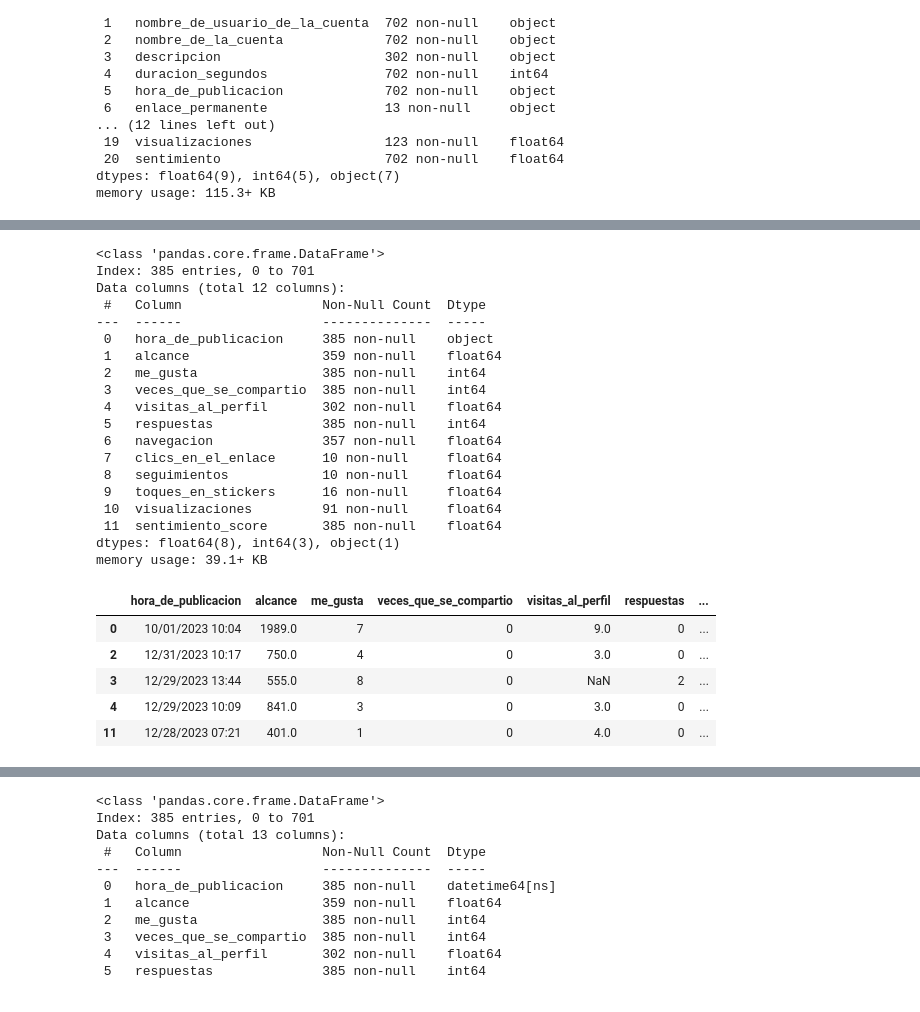
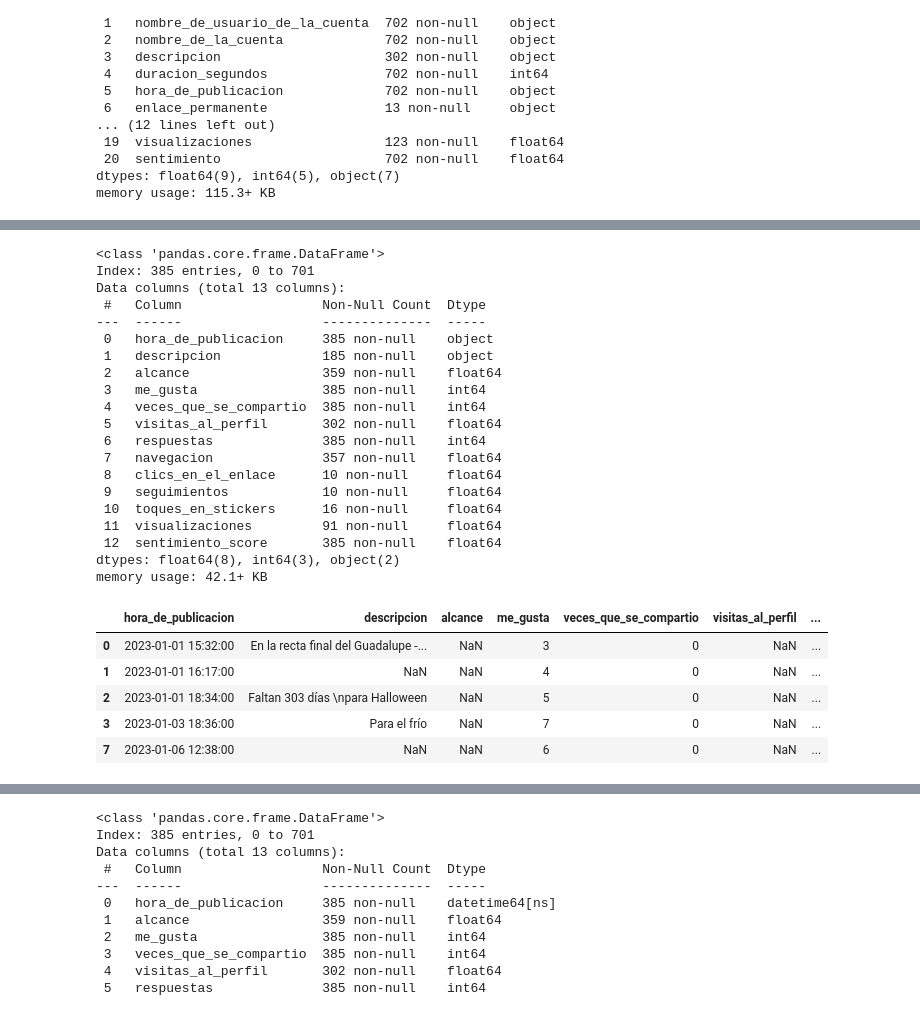
Before and after one commit to jessmiramontes/instagram_sotries_views, a Jupyter notebook: cleanandcombine.ipynb, the cells around one changed output, grey strips where cells are left out. Drawn from its saved outputs; the diff is of its cells as text; code cells hidden in the pictures.

```diff
--- a/cleanandcombine.ipynb
+++ b/cleanandcombine.ipynb
@@ -102,16 +103,16 @@ Data columns (total 21 columns):
 dtypes: float64(9), int64(5), object(7)
 memory usage: 115.3+ KB
 # %%
-df_interim.drop("identificador_de_la_cuenta", axis=1, inplace=True)
-df_interim.drop("nombre_de_usuario_de_la_cuenta", axis=1, inplace=True)
-df_interim.drop("nombre_de_la_cuenta", axis=1, inplace=True)
-df_interim.drop("descripcion", axis=1, inplace=True)
-df_interim.drop("enlace_permanente", axis=1, inplace=True)
-df_interim.drop("tipo_de_publicacion", axis=1, inplace=True)
-df_interim.drop("comentario_sobre_los_datos", axis=1, inplace=True)
-df_interim.drop("fecha", axis=1, inplace=True)
+df_interim_analytics.drop("identificador_de_la_cuenta", axis=1, inplace=True)
+df_interim_analytics.drop("nombre_de_usuario_de_la_cuenta", axis=1, inplace=True)
+df_interim_analytics.drop("nombre_de_la_cuenta", axis=1, inplace=True)
+##df_interim_analytics.drop("descripcion", axis=1, inplace=True)
+df_interim_analytics.drop("enlace_permanente", axis=1, inplace=True)
+df_interim_analytics.drop("tipo_de_publicacion", axis=1, inplace=True)
+df_interim_analytics.drop("comentario_sobre_los_datos", axis=1, inplace=True)
+df_interim_analytics.drop("fecha", axis=1, inplace=True)
 
-df_interim.info()
+df_interim_analytics.info()
 # %% [output]
 <class 'pandas.core.frame.DataFrame'>
 RangeIndex: 702 entries, 0 to 701
@@ -136,16 +134,16 @@ memory usage: 71.4+ KB
 # %%
 # 2.2 Create the final dataset with the target in front, show result
-df = (
-    df_interim
+df_final_analytics = (
+    df_interim_analytics
     .copy()
     .reindex(
         columns=(
             ['hora_de_publicacion'] +
-            [c for c in df_interim.columns.to_list() if c not in ['hora_de_publicacion']]
+            [c for c in df_interim_analytics.columns.to_list() if c not in ['hora_de_publicacion']]
         )
     )
 )
-df.info()
+df_final_analytics.info()
 # %% [output]
 <class 'pandas.core.frame.DataFrame'>
 RangeIndex: 702 entries, 0 to 701
@@ -170,7 +165,7 @@ memory usage: 71.4+ KB
 # %%
 # Renombrar la columna 'sentimiento' a 'sentimiento_score'
-df.rename(columns={'sentimiento': 'sentimiento_score'}, inplace=True)
+df_final_analytics.rename(columns={'sentimiento': 'sentimiento_score'}, inplace=True)
 
 # Mostrar el DataFrame con la columna renombrada
-print(df.head())
+print(df_final_analytics.head())
 # %% [output]
@@ -194,37 +189,38 @@ print(df.head())
 # %%
 # Eliminar las filas en las que la columna 'duracion_segundos' sea mayor a cero porque son videos y no los tengo en el dataset de imagenes
-df = df[df['duracion_segundos'] <= 0]
+df_final_analytics = df_final_analytics[df_final_analytics['duracion_segundos'] <= 0]
 
 # Eliminar la columna 'duracion_segundos'
-df.drop('duracion_segundos', axis=1, inplace=True)
-df.info()
+df_final_analytics.drop('duracion_segundos', axis=1, inplace=True)
+df_final_analytics.info()
 # %% [output]
 <class 'pandas.core.frame.DataFrame'>
 Index: 385 entries, 0 to 701
-Data columns (total 12 columns):
+Data columns (total 13 columns):
  #   Column                  Non-Null Count  Dtype
 ---  ------                  --------------  -----
  0   hora_de_publicacion     385 non-null    object
- 1   alcance                 359 non-null    float64
- 2   me_gusta                385 non-null    int64
- 3   veces_que_se_compartio  385 non-null    int64
- 4   visitas_al_perfil       302 non-null    float64
- 5   respuestas              385 non-null    int64
- 6   navegacion              357 non-null    float64
- 7   clics_en_el_enlace      10 non-null     float64
- 8   seguimientos            10 non-null     float64
- 9   toques_en_stickers      16 non-null     float64
- 10  visualizaciones         91 non-null     float64
- 11  sentimiento_score       385 non-null    float64
-dtypes: float64(8), int64(3), object(1)
-memory usage: 39.1+ KB
+ 1   descripcion             185 non-null    object
+ 2   alcance                 359 non-null    float64
+ 3   me_gusta                385 non-null    int64
+ 4   veces_que_se_compartio  385 non-null    int64
+ 5   visitas_al_perfil       302 non-null    float64
+ 6   respuestas              385 non-null    int64
+ 7   navegacion              357 non-null    float64
+ 8   clics_en_el_enlace      10 non-null     float64
+ 9   seguimientos            10 non-null     float64
+ 10  toques_en_stickers      16 non-null     float64
+ 11  visualizaciones         91 non-null     float64
+ 12  sentimiento_score       385 non-null    float64
+dtypes: float64(8), int64(3), object(2)
+memory usage: 42.1+ KB
 # %%
 # Mostrar el DataFrame resultante
-df.head()
+df_final_analytics.head()
 # %% [output]
-|  | hora_de_publicacion | alcance | me_gusta | veces_que_se_compartio | visitas_al_perfil | respuestas | ... |
-| 0 | 10/01/2023 10:04 | 1989.0 | 7 | 0 | 9.0 | 0 | ... |
-| 2 | 12/31/2023 10:17 | 750.0 | 4 | 0 | 3.0 | 0 | ... |
-| 3 | 12/29/2023 13:44 | 555.0 | 8 | 0 | NaN | 2 | ... |
-| 4 | 12/29/2023 10:09 | 841.0 | 3 | 0 | 3.0 | 0 | ... |
-| 11 | 12/28/2023 07:21 | 401.0 | 1 | 0 | 4.0 | 0 | ... |
+|  | hora_de_publicacion | descripcion | alcance | me_gusta | veces_que_se_compartio | visitas_al_perfil | ... |
+| 0 | 2023-01-01 15:32:00 | En la recta final del Guadalupe -... | NaN | 3 | 0 | NaN | ... |
+| 1 | 2023-01-01 16:17:00 | NaN | NaN | 4 | 0 | NaN | ... |
+| 2 | 2023-01-01 18:34:00 | Faltan 303 días \npara Halloween | NaN | 5 | 0 | NaN | ... |
+| 3 | 2023-01-03 18:36:00 | Para el frío | NaN | 7 | 0 | NaN | ... |
+| 7 | 2023-01-06 12:38:00 | NaN | NaN | 6 | 0 | NaN | ... |
```
Also changed, not shown: parts of 23 cells of this notebook, 3 other files.
